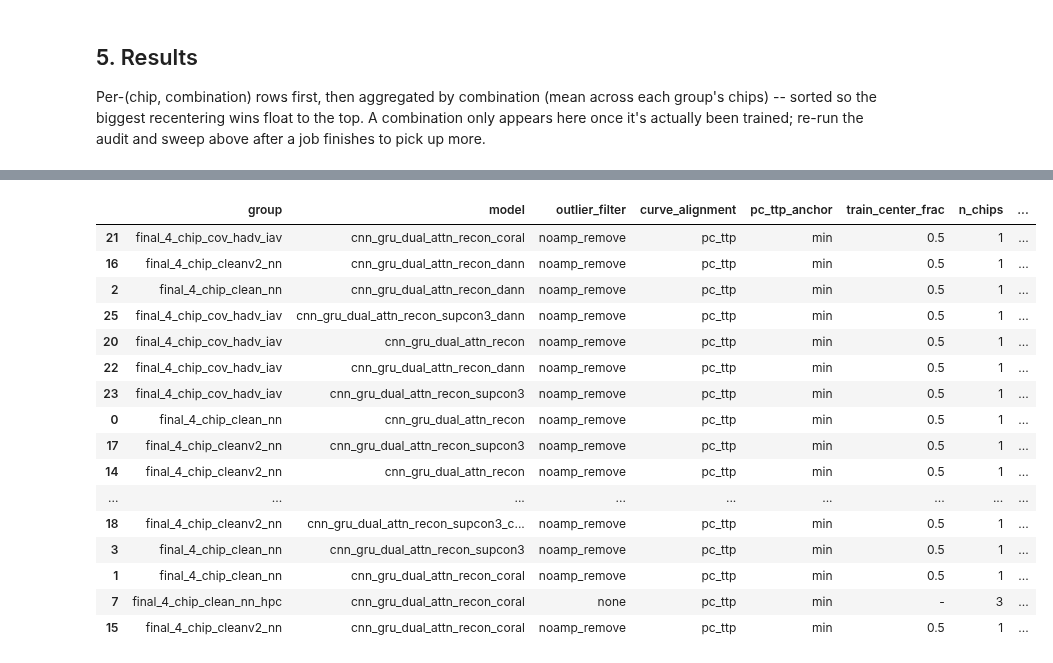
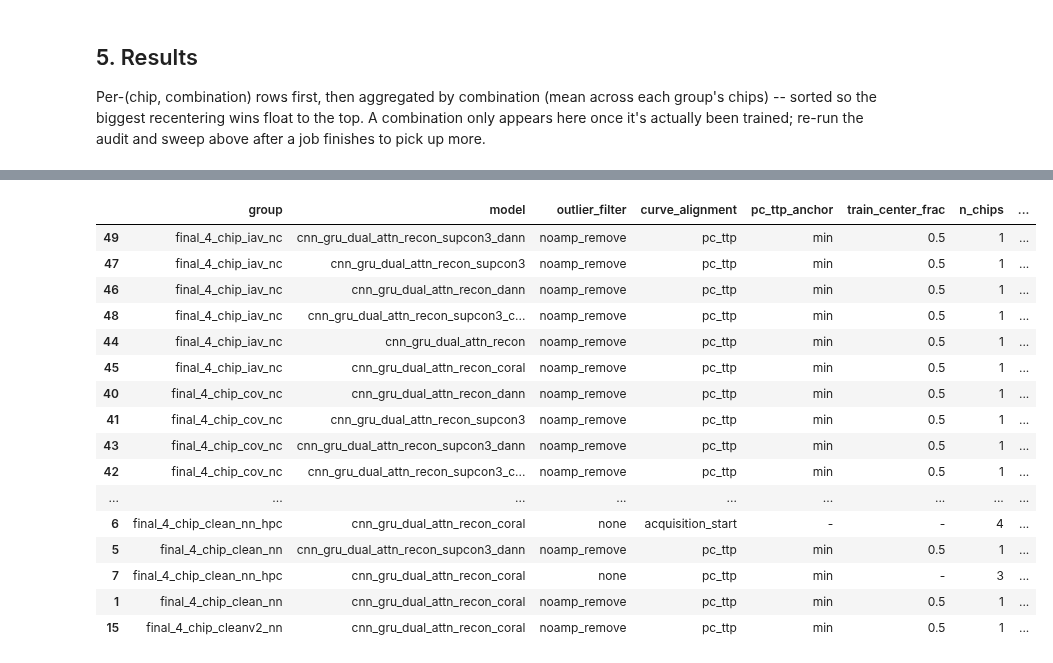
Before and after one commit to kautsarg/POC_DDM, a Jupyter notebook: gk_code/main/notebooks/20260814-pc_recenter_combo_sweep.ipynb, the cells around one changed output, grey strips where cells are left out. Cells and saved outputs as stored; diff of their text form; code cells hidden in the pictures.

```diff
--- a/gk_code/main/notebooks/20260814-pc_recenter_combo_sweep.ipynb
+++ b/gk_code/main/notebooks/20260814-pc_recenter_combo_sweep.ipynb
@@ -76,7 +76,7 @@ The autoreload extension is already loaded. To reload it, use:
 # %% [markdown]
 ## 1. Configuration -- edit these lists to change what gets compared
 # %%
-GROUPS_TO_TRY = list(config.CROSS_DATASET_GROUPS.keys())[3:7]
+GROUPS_TO_TRY = list(config.CROSS_DATASET_GROUPS.keys())
 EXP_FOLDER = config.FINAL_EXP_FOLDER + "_nc_subtract"
 MODE_STR = "lofo"
 
@@ -259,6 +327,8 @@ rows = []
 
 for group_name in GROUPS_TO_TRY:
     exp_paths_all = exp_paths_by_group[group_name]
+    sweep_cache = load_sweep_cache(group_name)
+    n_cache_hits = 0
 
     for curve_type in CURVE_TYPES_TO_TRY:
         for curve_alignment, pc_ttp_anchor in ALIGNMENTS_TO_TRY:
@@ -284,6 +354,15 @@ for group_name in GROUPS_TO_TRY:
                             class_names = lofo_results.get(fold_label, {}).get("class_names")
                             if class_names is None:
                                 continue  # .keras existing isn't enough -- no results entry for this exact fold/frac means no real class_names to compare against
+
+                            cache_key = (curve_type, curve_alignment, pc_ttp_anchor, train_center_frac,
+                                        filter_key_raw, model_key, chip_name)
+                            sig = cache_signature(model_path, out_dir, curve_type, curve_alignment)
+                            cached = sweep_cache.get(cache_key)
+                            if cached is not None and cached["sig"] == sig:
+                                rows.append(cached["row"])
+                                n_cache_hits += 1
+                                continue
 
                             align_result = aligned_chip(chip_path, group_name, curve_type, curve_alignment, pc_ttp_anchor)
                             if align_result is None:
@@ -323,7 +402,7 @@ for group_name in GROUPS_TO_TRY:
                             except ValueError:
                                 pass  # no PC snapshot for this chip -- leave acc_recenter as NaN
 
-                            rows.append({
+                            row = {
                                 "group": group_name,
                                 "curve_type": curve_type, "curve_alignment": curve_alignment,
                                 "pc_ttp_anchor": pc_ttp_anchor if curve_alignment == "pc_ttp" else "-",
@@ -333,7 +412,10 @@ for group_name in GROUPS_TO_TRY:
                                 "n_pixels": int(valid.sum()), "acc_baseline": acc_base,
                                 "acc_pc_recenter": acc_recenter, "recenter_delta": acc_recenter - acc_base,
                                 "shift_norm": shift_norm,
-                            })
+                            }
+                            rows.append(row)
+                            sweep_cache[cache_key] = {"sig": sig, "row": row}
+                            save_sweep_cache(group_name, sweep_cache)
                             print(f"  [OK] group={group_name:26s} {model_key:38s} filter={filter_key_raw:14s} "
                                  f"frac={str(train_center_frac):5s} "
                                  f"align={curve_alignment}/{pc_ttp_anchor if curve_alignment=='pc_ttp' else '-':10s} "
@@ -346,6 +428,9 @@ for group_name in GROUPS_TO_TRY:
                             del model, loaded
                             tf.keras.backend.clear_session()
 
+    if n_cache_hits:
+        print(f"  [{group_name}] {n_cache_hits} rows reused from cache.")
+
 results_df = pd.DataFrame(rows)
 print(f"\n{len(results_df)} trained combinations found and evaluated.")
 # %% [output]
@@ -374,7 +463,9 @@ group's chips) -- sorted so the biggest recentering wins float to the top. A
 combination only appears here once it's actually been trained; re-run the audit and
 sweep above after a job finishes to pick up more.
 # %%
-results_df.sort_values(["group", "model", "outlier_filter", "curve_alignment", "held_out_chip"])
+pd.set_option('display.max_colwidth', None)
+
+display(results_df.sort_values(["group", "model", "outlier_filter", "curve_alignment", "held_out_chip"]))
 # %% [output]
 |  | group | curve_type | curve_alignment | pc_ttp_anchor | train_center_frac | outlier_filter | model | ... |
 | 0 | final_4_chip_clean_nn | ori_curve_norm | pc_ttp | min | 0.5 | noamp_remove | cnn_gru_dual_attn_recon | ... |
@@ -418,22 +509,22 @@ summary
 | 2 | final_4_chip_clean_nn | cnn_gru_dual_attn_recon_dann | noamp_remove | pc_ttp | min | 0.5 | 1 | ... |
 | 16 | final_4_chip_cleanv2_nn | cnn_gru_dual_attn_recon_dann | noamp_remove | pc_ttp | min | 0.5 | 1 | ... |
 # %%
-summary.sort_values("recenter_delta", ascending=False)
+summary.sort_values("acc_pc_recenter", ascending=False)
 # %% [output]
 |  | group | model | outlier_filter | curve_alignment | pc_ttp_anchor | train_center_frac | n_chips | ... |
-| 21 | final_4_chip_cov_hadv_iav | cnn_gru_dual_attn_recon_coral | noamp_remove | pc_ttp | min | 0.5 | 1 | ... |
-| 16 | final_4_chip_cleanv2_nn | cnn_gru_dual_attn_recon_dann | noamp_remove | pc_ttp | min | 0.5 | 1 | ... |
-| 2 | final_4_chip_clean_nn | cnn_gru_dual_attn_recon_dann | noamp_remove | pc_ttp | min | 0.5 | 1 | ... |
-| 25 | final_4_chip_cov_hadv_iav | cnn_gru_dual_attn_recon_supcon3_dann | noamp_remove | pc_ttp | min | 0.5 | 1 | ... |
-| 20 | final_4_chip_cov_hadv_iav | cnn_gru_dual_attn_recon | noamp_remove | pc_ttp | min | 0.5 | 1 | ... |
-| 22 | final_4_chip_cov_hadv_iav | cnn_gru_dual_attn_recon_dann | noamp_remove | pc_ttp | min | 0.5 | 1 | ... |
-| 23 | final_4_chip_cov_hadv_iav | cnn_gru_dual_attn_recon_supcon3 | noamp_remove | pc_ttp | min | 0.5 | 1 | ... |
-| 0 | final_4_chip_clean_nn | cnn_gru_dual_attn_recon | noamp_remove | pc_ttp | min | 0.5 | 1 | ... |
-| 17 | final_4_chip_cleanv2_nn | cnn_gru_dual_attn_recon_supcon3 | noamp_remove | pc_ttp | min | 0.5 | 1 | ... |
-| 14 | final_4_chip_cleanv2_nn | cnn_gru_dual_attn_recon | noamp_remove | pc_ttp | min | 0.5 | 1 | ... |
+| 49 | final_4_chip_iav_nc | cnn_gru_dual_attn_recon_supcon3_dann | noamp_remove | pc_ttp | min | 0.5 | 1 | ... |
+| 47 | final_4_chip_iav_nc | cnn_gru_dual_attn_recon_supcon3 | noamp_remove | pc_ttp | min | 0.5 | 1 | ... |
+| 46 | final_4_chip_iav_nc | cnn_gru_dual_attn_recon_dann | noamp_remove | pc_ttp | min | 0.5 | 1 | ... |
+| 48 | final_4_chip_iav_nc | cnn_gru_dual_attn_recon_supcon3_c... | noamp_remove | pc_ttp | min | 0.5 | 1 | ... |
+| 44 | final_4_chip_iav_nc | cnn_gru_dual_attn_recon | noamp_remove | pc_ttp | min | 0.5 | 1 | ... |
+| 45 | final_4_chip_iav_nc | cnn_gru_dual_attn_recon_coral | noamp_remove | pc_ttp | min | 0.5 | 1 | ... |
+| 40 | final_4_chip_cov_nc | cnn_gru_dual_attn_recon_dann | noamp_remove | pc_ttp | min | 0.5 | 1 | ... |
+| 41 | final_4_chip_cov_nc | cnn_gru_dual_attn_recon_supcon3 | noamp_remove | pc_ttp | min | 0.5 | 1 | ... |
+| 43 | final_4_chip_cov_nc | cnn_gru_dual_attn_recon_supcon3_dann | noamp_remove | pc_ttp | min | 0.5 | 1 | ... |
+| 42 | final_4_chip_cov_nc | cnn_gru_dual_attn_recon_supcon3_c... | noamp_remove | pc_ttp | min | 0.5 | 1 | ... |
 | ... | ... | ... | ... | ... | ... | ... | ... | ... |
-| 18 | final_4_chip_cleanv2_nn | cnn_gru_dual_attn_recon_supcon3_c... | noamp_remove | pc_ttp | min | 0.5 | 1 | ... |
-| 3 | final_4_chip_clean_nn | cnn_gru_dual_attn_recon_supcon3 | noamp_remove | pc_ttp | min | 0.5 | 1 | ... |
+| 6 | final_4_chip_clean_nn_hpc | cnn_gru_dual_attn_recon_coral | none | acquisition_start | - | - | 4 | ... |
+| 5 | final_4_chip_clean_nn | cnn_gru_dual_attn_recon_supcon3_dann | noamp_remove | pc_ttp | min | 0.5 | 1 | ... |
+| 7 | final_4_chip_clean_nn_hpc | cnn_gru_dual_attn_recon_coral | none | pc_ttp | min | - | 3 | ... |
 | 1 | final_4_chip_clean_nn | cnn_gru_dual_attn_recon_coral | noamp_remove | pc_ttp | min | 0.5 | 1 | ... |
-| 7 | final_4_chip_clean_nn_hpc | cnn_gru_dual_attn_recon_coral | none | pc_ttp | min | - | 3 | ... |
 | 15 | final_4_chip_cleanv2_nn | cnn_gru_dual_attn_recon_coral | noamp_remove | pc_ttp | min | 0.5 | 1 | ... |
```
Also changed, not shown: parts of 10 cells of this notebook, 3 other files.
